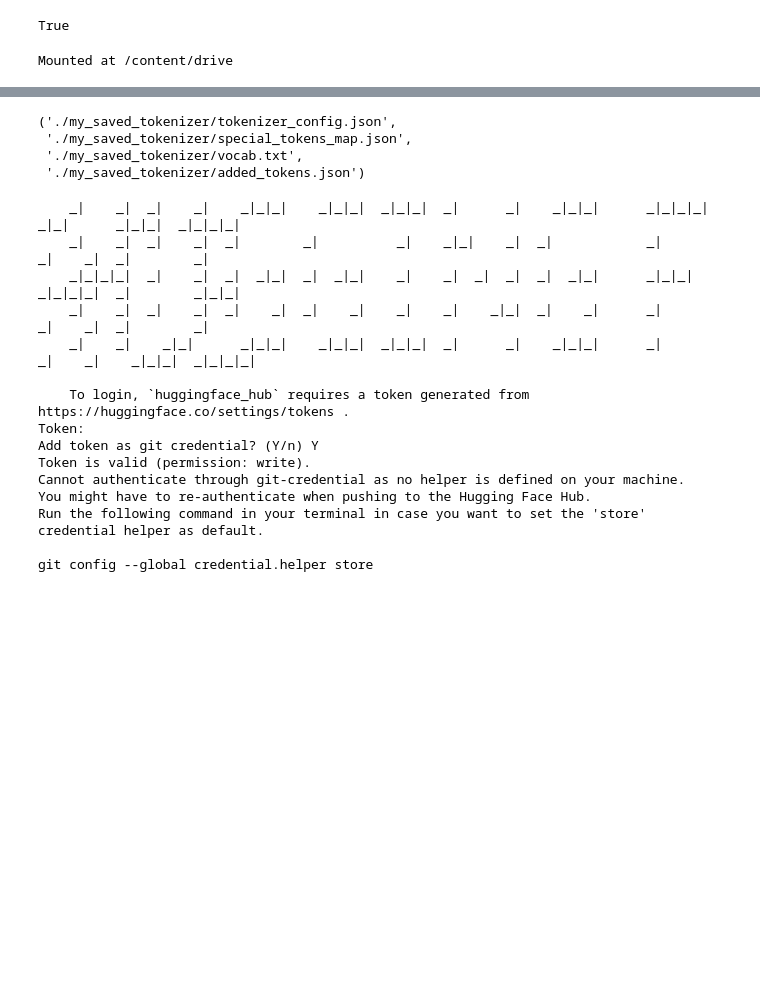
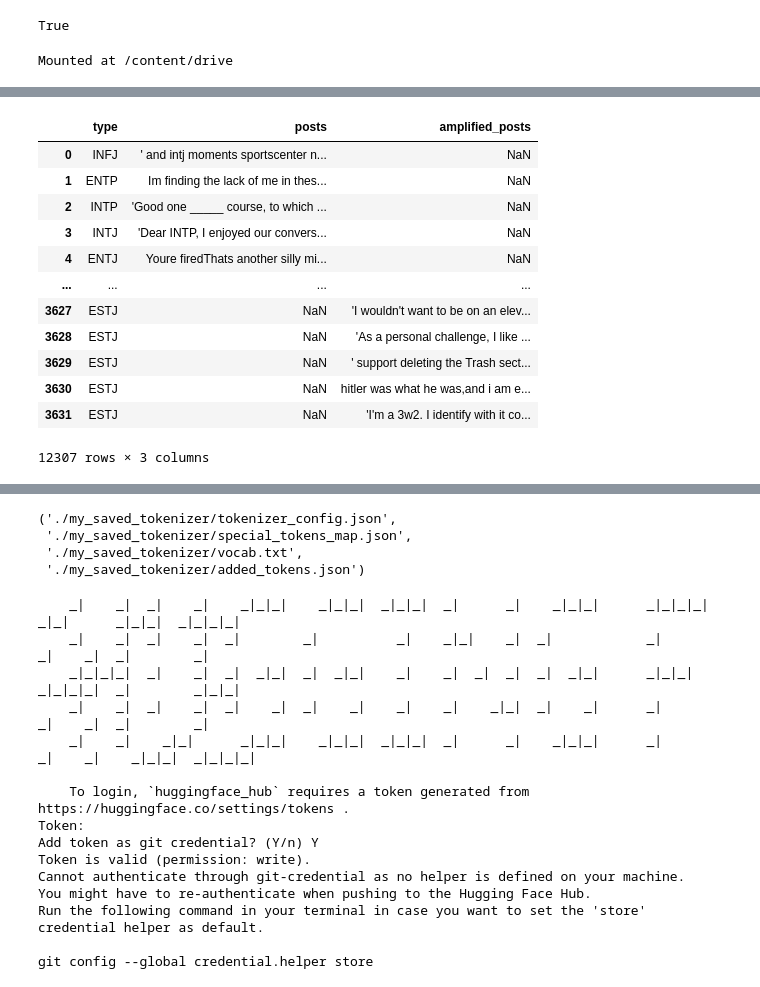
Before and after one commit to ljylyb289/test_colab, a Jupyter notebook: TF_text_classification.ipynb, the cells around one changed output, grey strips where cells are left out. Drawn from its saved outputs; the diff is of its cells as text; code cells hidden in the pictures; blank space fills up the shorter version.

```diff
--- a/TF_text_classification.ipynb
+++ b/TF_text_classification.ipynb
@@ -61,24 +81,26 @@ Mounted at /content/drive
+# %%
+
+# URL을 감지하고 제거하는 정규 표현식
+url_pattern = r'https?://\S+|www\.\S+'
+
+# 문장에서 URL 제거
+mbti_data['posts'] = mbti_data['posts'].replace(url_pattern, '', regex=True)
 # %%
-types_with_least_data = mbti_data['type'].value_counts().tail(10).index
+types_with_least_data = mbti_data['type'].value_counts().tail(12).index
 amplified_data = []
+
+additional_types_to_amplify = ['ESTP', 'ESFP', 'ESFJ', 'ESTJ']  # 추가적인 증강이 필요한 유형들
+additional_amplification_factor = 4  # 추가 4배 증강
 
 for mbti_type in types_with_least_data:
     type_data = mbti_data[mbti_data['type'] == mbti_type]
-    mbti_data.loc[mbti_data['type'] == mbti_type, 'posts'] = mbti_data[mbti_data['type'] == mbti_type]['posts'].apply(preprocess_text)
+    mbti_data.loc[mbti_data['type'] == mbti_type, 'posts'] = type_data['posts'].apply(preprocess_text)
 
-    for _, row in type_data.iterrows():
-        amplified_sentence = synonym_replacement(row['posts'])
-        amplified_data.append([mbti_type, amplified_sentence])
+    amplification_factor = additional_amplification_factor if mbti_type in additional_types_to_amplify else 1
+    for _ in range(amplification_factor):
+        for _, row in type_data.iterrows():
+            amplified_sentence = synonym_replacement(row['posts'])
+            amplified_data.append([mbti_type, amplified_sentence])
 
 amplified_df = pd.DataFrame(amplified_data, columns=['type', 'amplified_posts'])
-
-max_size = mbti_data['type'].value_counts().max()
-balanced_data = []
-
-for mbti_type in mbti_data['type'].unique():
-    type_data = amplified_df[amplified_df['type'] == mbti_type]
-    if not type_data.empty and max_size > 0:
-        resampled_data = resample(type_data, replace=True, n_samples=max_size, random_state=123)
-        balanced_data.append(resampled_data)
-
-balanced_df = pd.concat(balanced_data)
+combined_data = pd.concat([mbti_data, amplified_df])
@@ -84,0 +143,16 @@ balanced_df = pd.concat(balanced_data)
+# %%
+combined_data
+# %% [output]
+|  | type | posts | amplified_posts |
+| 0 | INFJ | ' and intj moments sportscenter n... | NaN |
+| 1 | ENTP | Im finding the lack of me in thes... | NaN |
+| 2 | INTP | 'Good one _____ course, to which ... | NaN |
+| 3 | INTJ | 'Dear INTP, I enjoyed our convers... | NaN |
+| 4 | ENTJ | Youre firedThats another silly mi... | NaN |
+| ... | ... | ... | ... |
+| 3627 | ESTJ | NaN | 'I wouldn't want to be on an elev... |
+| 3628 | ESTJ | NaN | 'As a personal challenge, I like ... |
+| 3629 | ESTJ | NaN | ' support deleting the Trash sect... |
+| 3630 | ESTJ | NaN | hitler was what he was,and i am e... |
+| 3631 | ESTJ | NaN | 'I'm a 3w2. I identify with it co... |
+12307 rows × 3 columns
```
Also changed, not shown: parts of 28 cells of this notebook.
